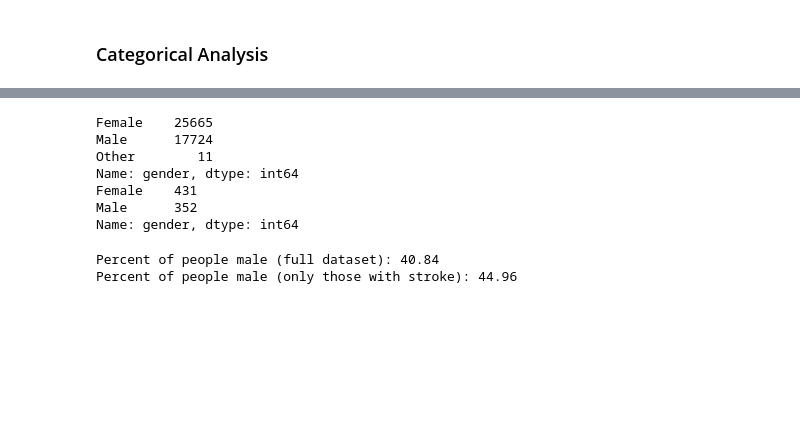
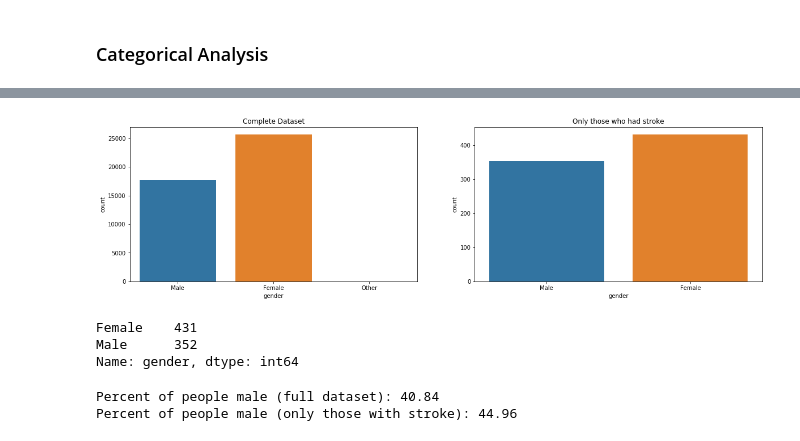
Before and after one commit to TylerTompa/UNCC_Project_3, a Jupyter notebook: healthcare-data/Jupyter/Training_Data.ipynb, the cells around one changed output, grey strips where cells are left out. Cells and saved outputs as stored; diff of their text form; code cells hidden in the pictures; blank space fills up the shorter version.

```diff
--- a/healthcare-data/Jupyter/Training_Data.ipynb
+++ b/healthcare-data/Jupyter/Training_Data.ipynb
@@ -319,11 +257,20 @@ for possible_feature in possible_categorical_features:
+# %%
+plt.figure(figsize=(20,5))
+plt.subplot(1,2,1)
+sns.countplot(stroke_data_clean["gender"])
+plt.title("Complete Dataset")
+
+plt.subplot(1,2,2)
+sns.countplot(stroke_data_clean[stroke_data_clean["stroke"] == 1]["gender"])
+plt.title("Only those who had stroke")
+
+plt.show()
+# %% [output]
+[figure, added]
 # %%
-print(stroke_data_clean["gender"].value_counts())
+# print(stroke_data_clean["gender"].value_counts())
 print(stroke_data_clean[stroke_data_clean["stroke"] == 1]["gender"].value_counts())
 # %% [output]
-Female    25665
-Male      17724
-Other        11
-Name: gender, dtype: int64
 Female    431
 Male      352
 Name: gender, dtype: int64
```
Also changed, not shown: parts of 18 cells of this notebook.
